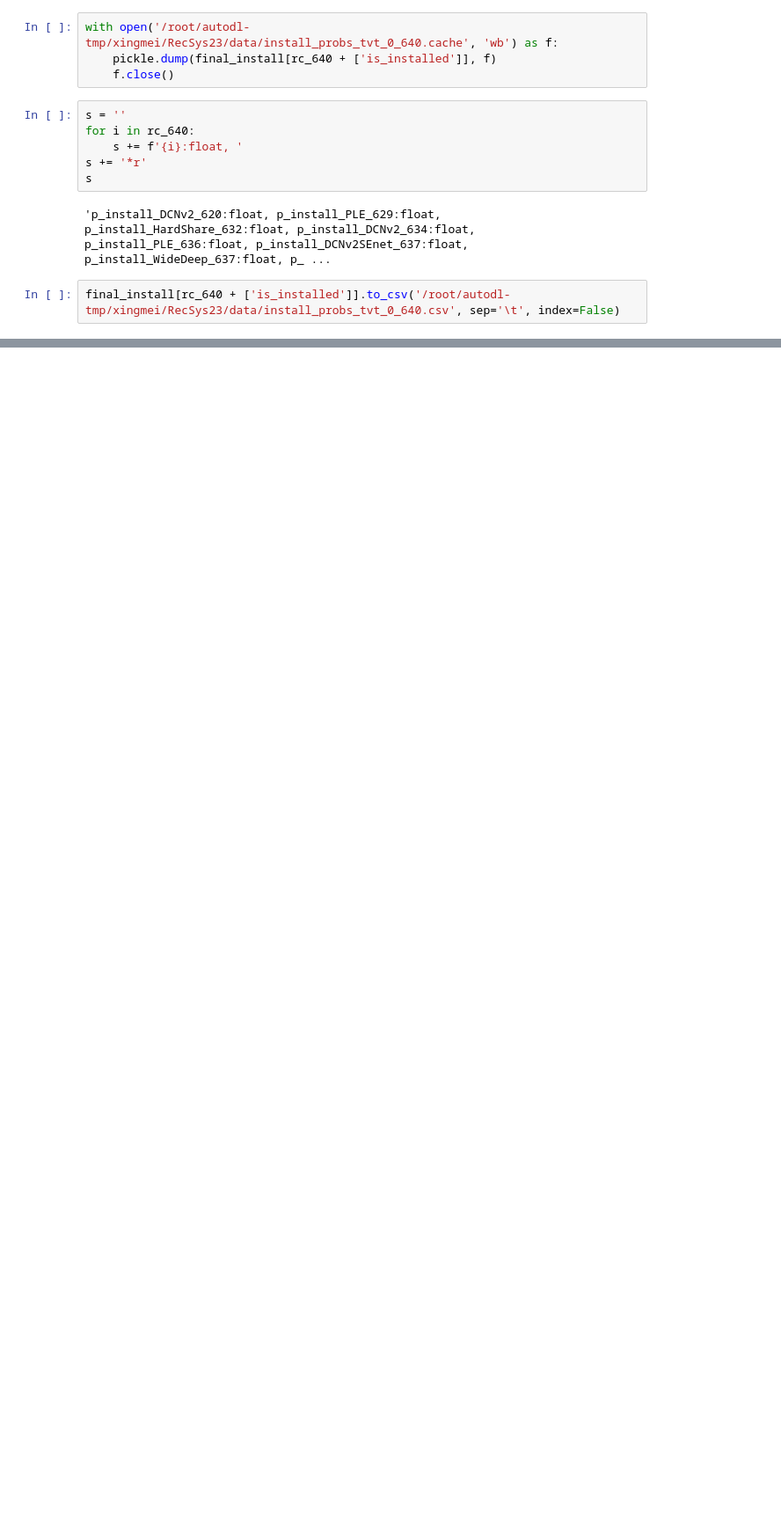
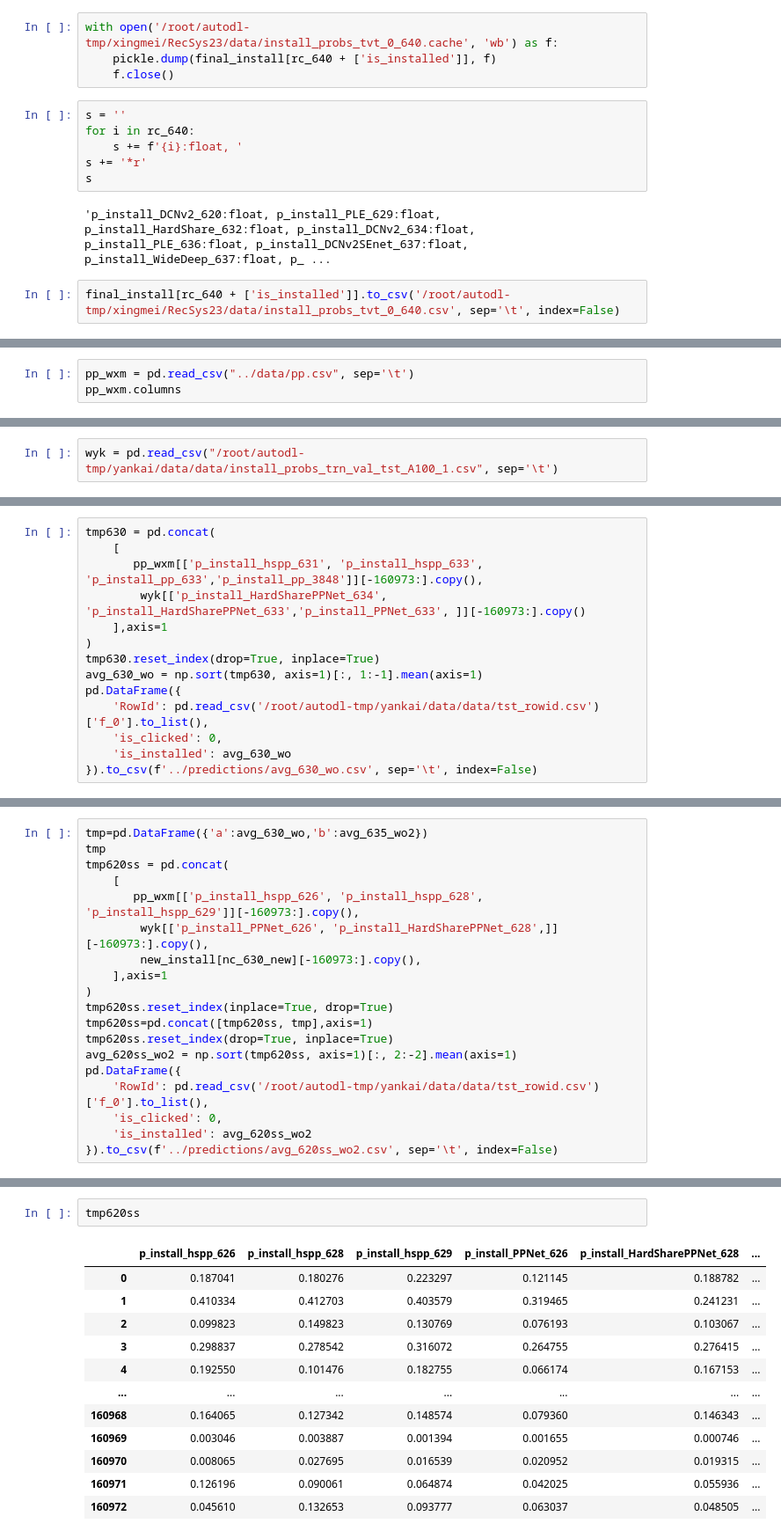
Before and after one commit to pepsi2222/RecSys-Challenge-23, a Jupyter notebook: ensemble/ensemble1.ipynb, the cells around one changed output, grey strips where cells are left out. Shown at 88% size. Drawn from its saved outputs; the diff is of its cells as text; blank space fills up the shorter version.

```diff
--- a/ensemble/ensemble1.ipynb
+++ b/ensemble/ensemble1.ipynb
@@ -418,0 +1147,3 @@ final_install[rc_640 + ['is_installed']].to_csv('/root/autodl-tmp/xingmei/RecSys
+# %%
+pp_wxm = pd.read_csv("../data/pp.csv", sep='\t')
+pp_wxm.columns
@@ -418,0 +1157,2 @@ final_install[rc_640 + ['is_installed']].to_csv('/root/autodl-tmp/xingmei/RecSys
+# %%
+wyk = pd.read_csv("/root/autodl-tmp/yankai/data/data/install_probs_trn_val_tst_A100_1.csv", sep='\t')
@@ -418,0 +1198,14 @@ final_install[rc_640 + ['is_installed']].to_csv('/root/autodl-tmp/xingmei/RecSys
+# %%
+tmp630 = pd.concat(
+    [
+       pp_wxm[['p_install_hspp_631', 'p_install_hspp_633', 'p_install_pp_633','p_install_pp_3848']][-160973:].copy(),
+        wyk[['p_install_HardSharePPNet_634', 'p_install_HardSharePPNet_633','p_install_PPNet_633', ]][-160973:].copy()
+    ],axis=1
+)
+tmp630.reset_index(drop=True, inplace=True)
+avg_630_wo = np.sort(tmp630, axis=1)[:, 1:-1].mean(axis=1)
+pd.DataFrame({
+    'RowId': pd.read_csv('/root/autodl-tmp/yankai/data/data/tst_rowid.csv')['f_0'].to_list(),
+    'is_clicked': 0,
+    'is_installed': avg_630_wo
+}).to_csv(f'../predictions/avg_630_wo.csv', sep='\t', index=False)
@@ -418,0 +1257,19 @@ final_install[rc_640 + ['is_installed']].to_csv('/root/autodl-tmp/xingmei/RecSys
+# %%
+tmp=pd.DataFrame({'a':avg_630_wo,'b':avg_635_wo2})
+tmp
+tmp620ss = pd.concat(
+    [
+       pp_wxm[['p_install_hspp_626', 'p_install_hspp_628', 'p_install_hspp_629']][-160973:].copy(),
+        wyk[['p_install_PPNet_626', 'p_install_HardSharePPNet_628',]][-160973:].copy(),
+        new_install[nc_630_new][-160973:].copy(),
+    ],axis=1
+)
+tmp620ss.reset_index(inplace=True, drop=True)
+tmp620ss=pd.concat([tmp620ss, tmp],axis=1)
+tmp620ss.reset_index(drop=True, inplace=True)
+avg_620ss_wo2 = np.sort(tmp620ss, axis=1)[:, 2:-2].mean(axis=1)
+pd.DataFrame({
+    'RowId': pd.read_csv('/root/autodl-tmp/yankai/data/data/tst_rowid.csv')['f_0'].to_list(),
+    'is_clicked': 0,
+    'is_installed': avg_620ss_wo2
+}).to_csv(f'../predictions/avg_620ss_wo2.csv', sep='\t', index=False)
@@ -418,0 +1281,15 @@ final_install[rc_640 + ['is_installed']].to_csv('/root/autodl-tmp/xingmei/RecSys
+# %%
+tmp620ss
+# %% [output]
+|  | p_install_hspp_626 | p_install_hspp_628 | p_install_hspp_629 | p_install_PPNet_626 | p_install_HardSharePPNet_628 | ... |
+| 0 | 0.187041 | 0.180276 | 0.223297 | 0.121145 | 0.188782 | ... |
+| 1 | 0.410334 | 0.412703 | 0.403579 | 0.319465 | 0.241231 | ... |
+| 2 | 0.099823 | 0.149823 | 0.130769 | 0.076193 | 0.103067 | ... |
+| 3 | 0.298837 | 0.278542 | 0.316072 | 0.264755 | 0.276415 | ... |
+| 4 | 0.192550 | 0.101476 | 0.182755 | 0.066174 | 0.167153 | ... |
+| ... | ... | ... | ... | ... | ... | ... |
+| 160968 | 0.164065 | 0.127342 | 0.148574 | 0.079360 | 0.146343 | ... |
+| 160969 | 0.003046 | 0.003887 | 0.001394 | 0.001655 | 0.000746 | ... |
+| 160970 | 0.008065 | 0.027695 | 0.016539 | 0.020952 | 0.019315 | ... |
+| 160971 | 0.126196 | 0.090061 | 0.064874 | 0.042025 | 0.055936 | ... |
+| 160972 | 0.045610 | 0.132653 | 0.093777 | 0.063037 | 0.048505 | ... |
```
Also changed, not shown: parts of 69 cells of this notebook, 10 other files.
